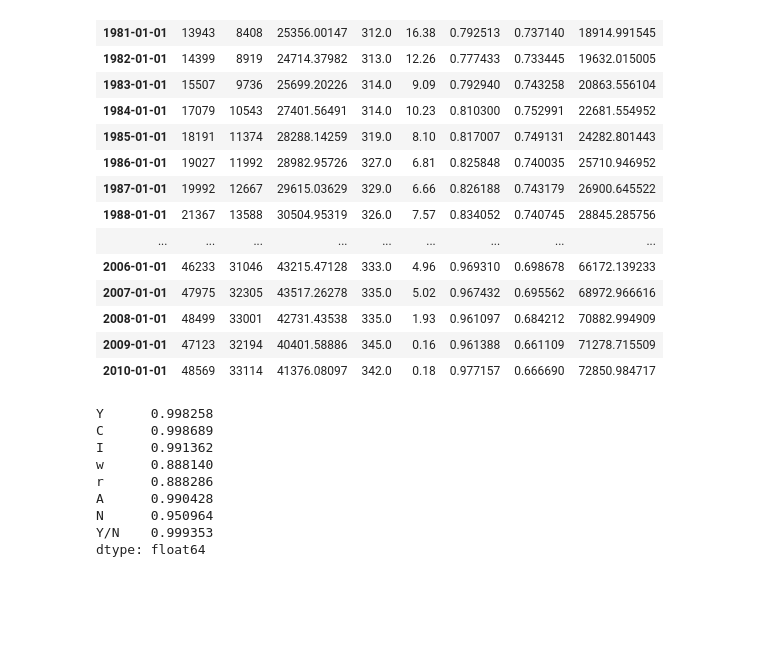
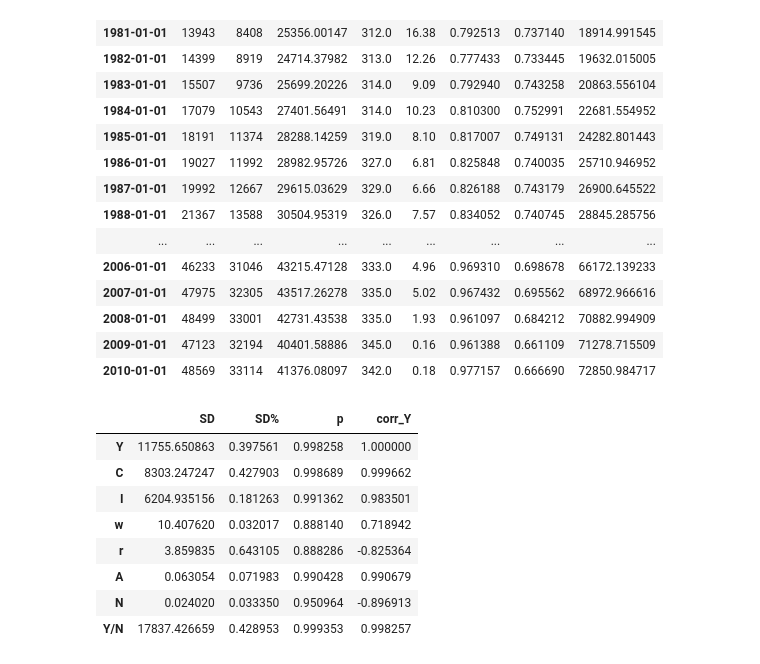
Before and after one commit to chiesastefano/demA1, a Jupyter notebook: jupyter/presentation.ipynb, the cells around one changed output. Saved outputs shown, nothing was run; the diff lists cells and outputs as text; code cells hidden in the pictures; blank space fills up the shorter version.

Commit message:
Table 2
e

```diff
--- a/jupyter/presentation.ipynb
+++ b/jupyter/presentation.ipynb
@@ -189,17 +189,22 @@ dataset2
 # %%
 sd2 = dataset2.std()
 sd_r = sd2/dataset2.mean()
 p = dataset2.apply(lambda series: series.autocorr(lag = 1)) # first order autocorrection (how much the t value is influenced by the t-1 value )
 corr_Y = dataset2.corr()['Y']
 
-table2 = pd.DataFrame(index=dataset2.columns, columns= [sd2,])
+table2 = pd.DataFrame(index=dataset2.columns)
+table2['SD'] = sd2
+table2['SD%'] = sd_r
+table2['p'] = p
+table2['corr_Y'] = corr_Y
+table2
 # %% [output]
-Y      0.998258
-C      0.998689
-I      0.991362
-w      0.888140
-r      0.888286
-A      0.990428
-N      0.950964
-Y/N    0.999353
-dtype: float64
+|  | SD | SD% | p | corr_Y |
+| Y | 11755.650863 | 0.397561 | 0.998258 | 1.000000 |
+| C | 8303.247247 | 0.427903 | 0.998689 | 0.999662 |
+| I | 6204.935156 | 0.181263 | 0.991362 | 0.983501 |
+| w | 10.407620 | 0.032017 | 0.888140 | 0.718942 |
+| r | 3.859835 | 0.643105 | 0.888286 | -0.825364 |
+| A | 0.063054 | 0.071983 | 0.990428 | 0.990679 |
+| N | 0.024020 | 0.033350 | 0.950964 | -0.896913 |
+| Y/N | 17837.426659 | 0.428953 | 0.999353 | 0.998257 |
```
